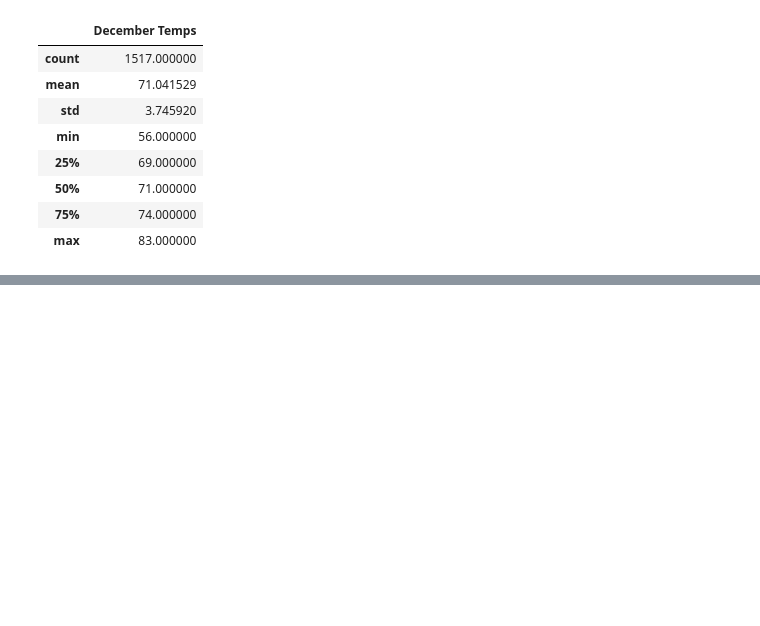
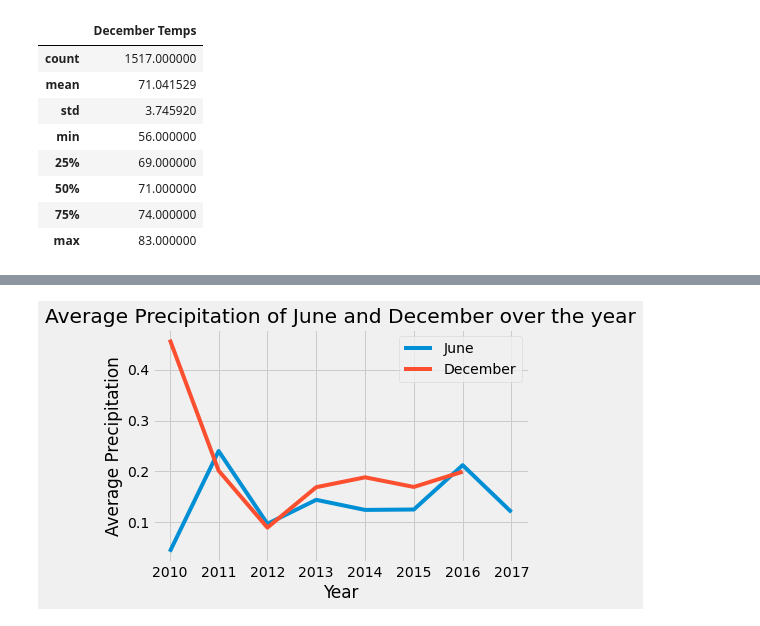
Before and after one commit to bradleycao/surfs_up, a Jupyter notebook: SurfsUp_Challenge.ipynb, the cells around one changed output, grey strips where cells are left out. Saved outputs shown, nothing was run; the diff lists cells and outputs as text; code cells hidden in the pictures; blank space fills up the shorter version.

```diff
--- a/SurfsUp_Challenge.ipynb
+++ b/SurfsUp_Challenge.ipynb
@@ -78,0 +114,26 @@ december_df.describe()
+# %%
+june_prcp_progress = session.query(extract('year',Measurement.date), func.avg(Measurement.prcp)).group_by(extract('year', Measurement.date)).filter(extract('month', Measurement.date) == 6)
+# %%
+june_temp_progress = list(june_temp_progress)
+june_prcp_progress_df = pd.DataFrame(june_prcp_progress, columns = ['year','Average Precipitation'])
+# %%
+december_prcp_progress = session.query(extract('year',Measurement.date), func.avg(Measurement.prcp)).group_by(extract('year', Measurement.date)).filter(extract('month', Measurement.date) == 12)
+# %%
+december_prcp_progress= list(december_prcp_progress)
+december_prcp_progress_df = pd.DataFrame(december_prcp_progress, columns = ['year','Average Precipitation'])
+# %%
+#Plot the June Precipitation Progress
+plt.plot(june_prcp_progress_df['year'], june_prcp_progress_df['Average Precipitation'], label = 'June')
+
+#Plot the December Precipitation Progress
+plt.plot(december_prcp_progress_df['year'], december_prcp_progress_df['Average Precipitation'], label = 'December')
+
+plt.xlabel('Year')
+plt.ylabel('Average Precipitation')
+
+plt.title('Average Precipitation of June and December over the year')
+plt.legend()
+
+plt.show()
+# %% [output]
+[figure, added]
```
Also changed, not shown: parts of 9 cells of this notebook, 6 other files.
